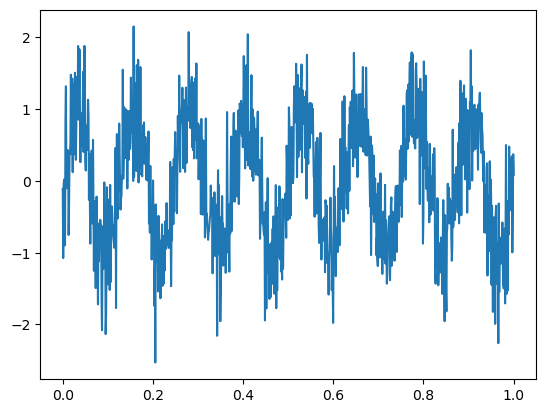
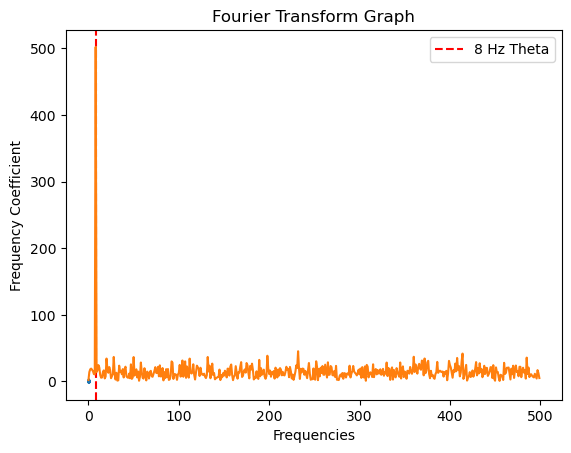
The change to this notebook cell's code, shown as a diff; its figure went from the first image to the second:
--- before
+++ after
@@ -1,12 +1,27 @@
 import numpy as np
+from scipy import fft
 import matplotlib.pyplot as plt
 from Bio import SeqIO
 
 
+
 time= np.linspace(0, 1, 1000)   
 alpha_brainwave= np.sin(2 * np.pi * 8 * time)
-noise=np.random.normal(0, 0.5, 1000)
+noise=np.random.normal(0, .5, 1000)
 
 actual_brain_accurate_wave=alpha_brainwave+noise
 
 plt.plot(time, actual_brain_accurate_wave)
+
+
+frequencias= fft.fftfreq(len(actual_brain_accurate_wave),1/1000)[:500]
+frequency_coeficients= np.abs(fft.fft(actual_brain_accurate_wave))[:500]
+plt.axvline(x=8, color='red', linestyle='--', label='8 Hz Theta')
+plt.legend()
+plt.xlabel('Frequencies')
+plt.ylabel('Frequency Coefficient')
+plt.title('Fourier Transform Graph')
+plt.plot(frequencias,frequency_coeficients)
+
+
+

Commit: week 5: real gene points on histogram, FFT theta wave, frequency spectrum